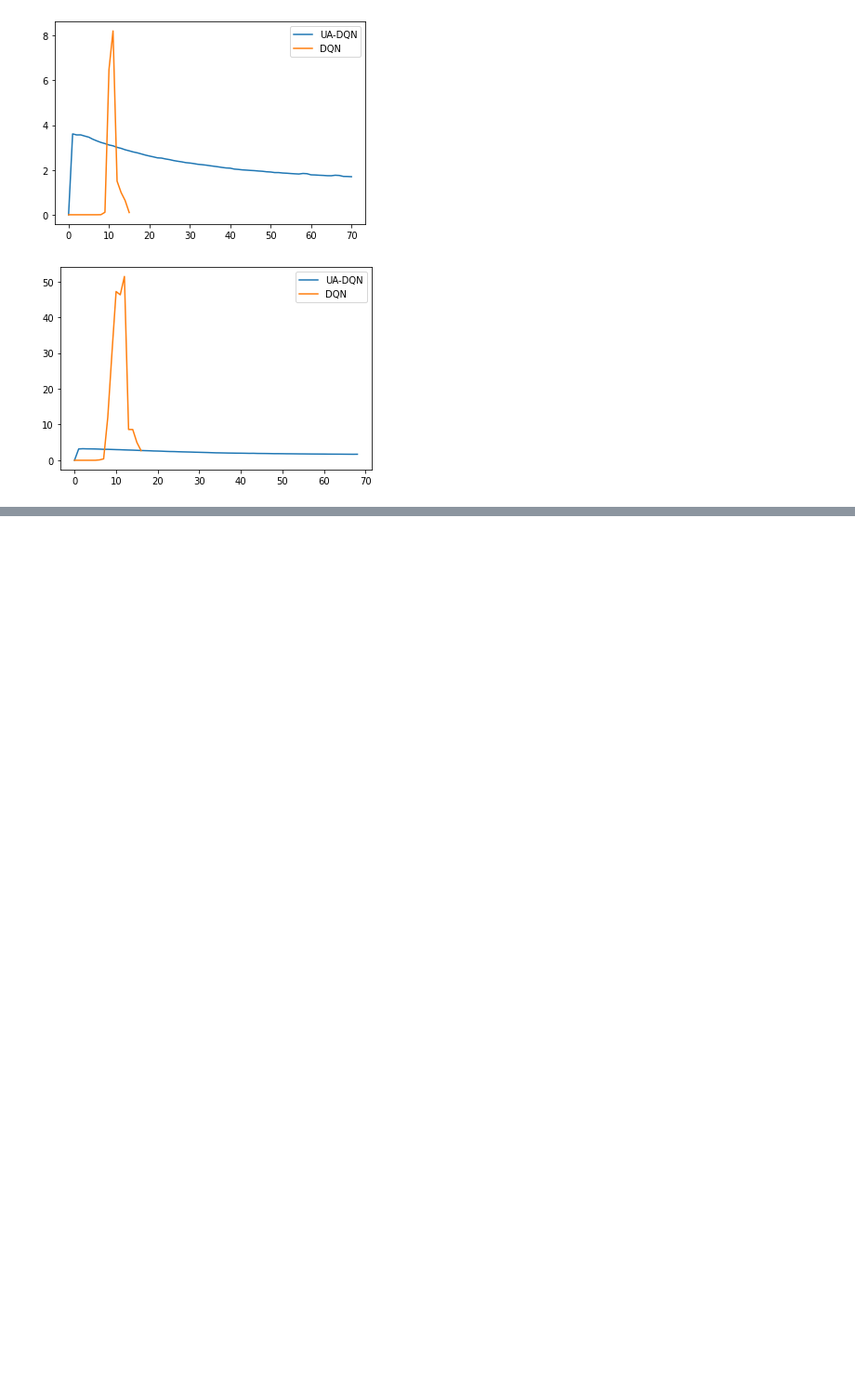
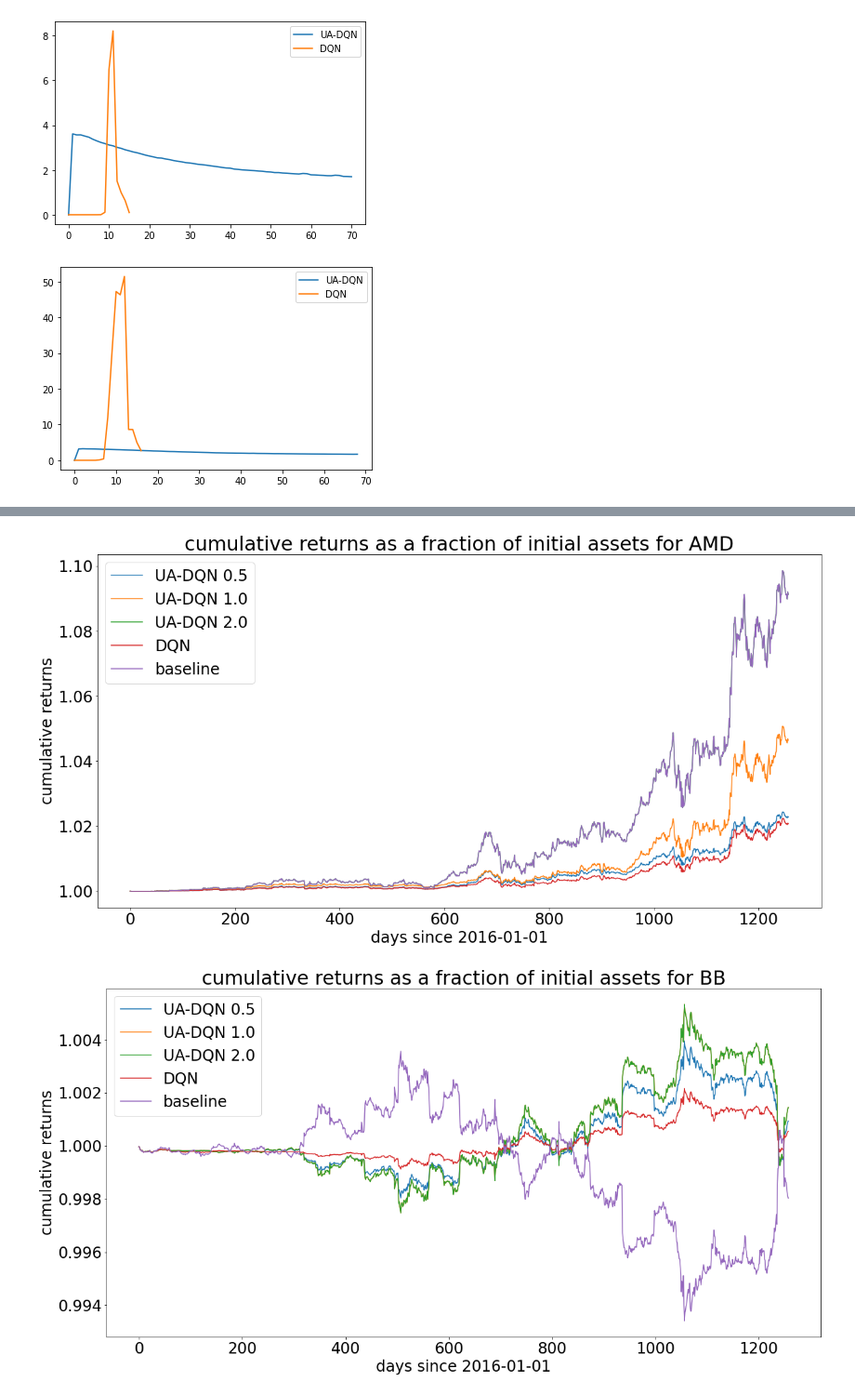
Before and after one commit to anita76/STAT-234-project, a Jupyter notebook: analysis.ipynb, the cells around one changed output, grey strips where cells are left out. Shown at 93% size. Saved outputs shown, nothing was run; the diff lists cells and outputs as text; code cells hidden in the pictures; blank space fills up the shorter version.

Commit message:
more graphs

```diff
--- a/analysis.ipynb
+++ b/analysis.ipynb
@@ -119,0 +127,38 @@ result_data
+# %%
+uadqn_path_2 = 'AgentUADQN/StockTradingEnv-v2-'
+uadqn_path_3 = 'AgentUADQN/StockTradingEnv-v3-'
+
+tickers = ['AMD', 'BB', 'MKTY', 'DORM', 'RRD', 'ARLP', 'ATLC', 'DLPN']
+
+for ticker in tickers:
+    file_name = uadqn_path + ticker + '_0/' + cr_file
+    cr_data = np.load(file_name)
+    plt.figure(figsize=(20,10))
+    plt.title('cumulative returns as a fraction of initial assets for {}'.format(ticker), fontsize=30)
+    plt.xlabel('days since 2016-01-01', fontsize=24)
+    plt.ylabel('cumulative returns', fontsize=24)
+    plt.yticks(fontsize=24)
+    plt.xticks(fontsize=24)
+
+    plt.plot(cr_data, label='UA-DQN 0.5')
+
+    file_name = uadqn_path_2 + ticker + '_0/' + cr_file
+    cr_data = np.load(file_name)
+    plt.plot(cr_data, label='UA-DQN 1.0')
+
+    file_name = uadqn_path_3 + ticker + '_0/' + cr_file
+    cr_data = np.load(file_name)
+    plt.plot(cr_data, label='UA-DQN 2.0')
+
+    file_name = dqn_path + ticker + '_0/' + cr_file
+    cr_data = np.load(file_name)
+    plt.plot(cr_data, label='DQN')
+
+    file_name = baseline_path + ticker + '/' + cr_file
+    cr_data = np.load(file_name)
+    plt.plot(cr_data, label='baseline')
+    plt.legend(fontsize=24)
+    plt.savefig(save_path+'cumulative_returns_modified_lambda_{}.jpg'.format(ticker))
+# %% [output]
+[figure, added]
+[figure, added]
```
Also changed, not shown: parts of 4 cells of this notebook, 6 other files.
